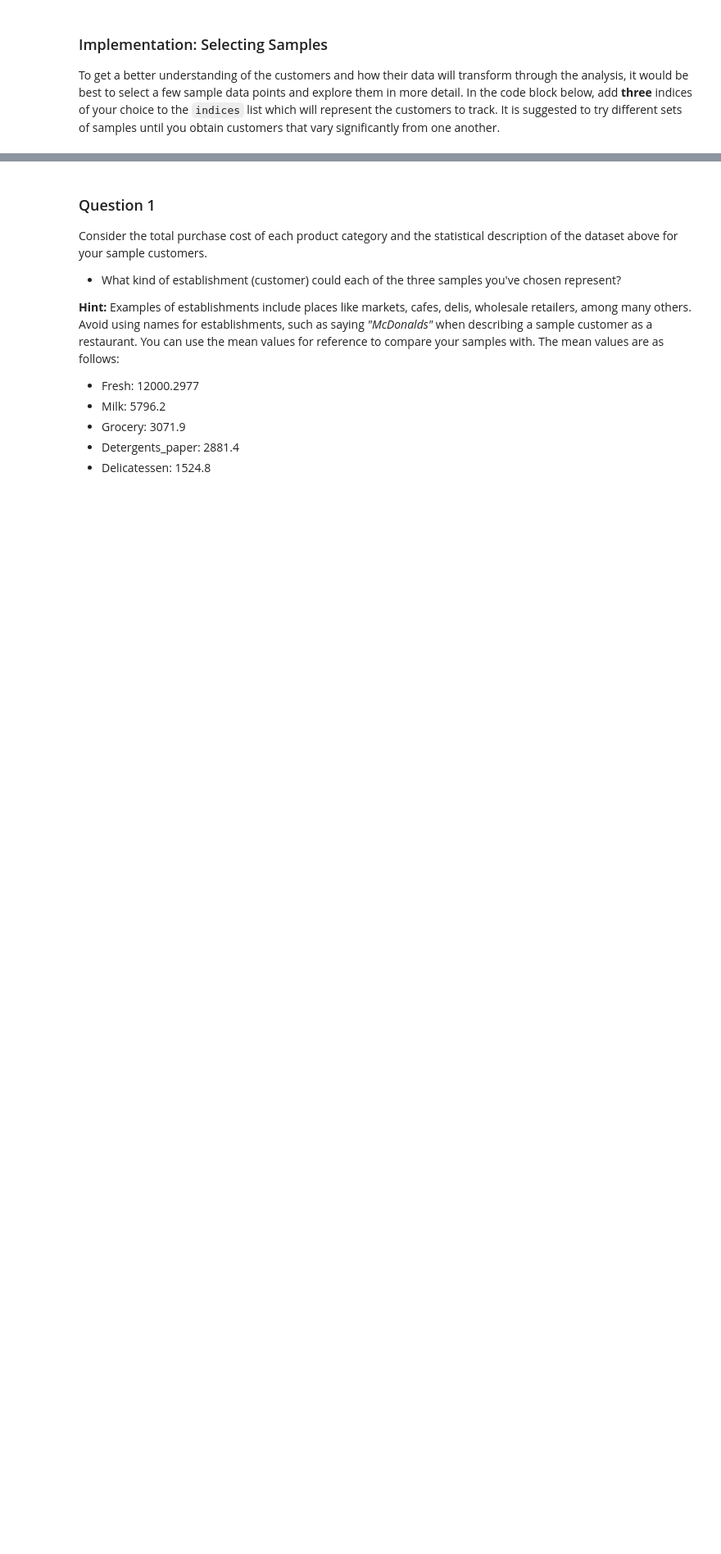
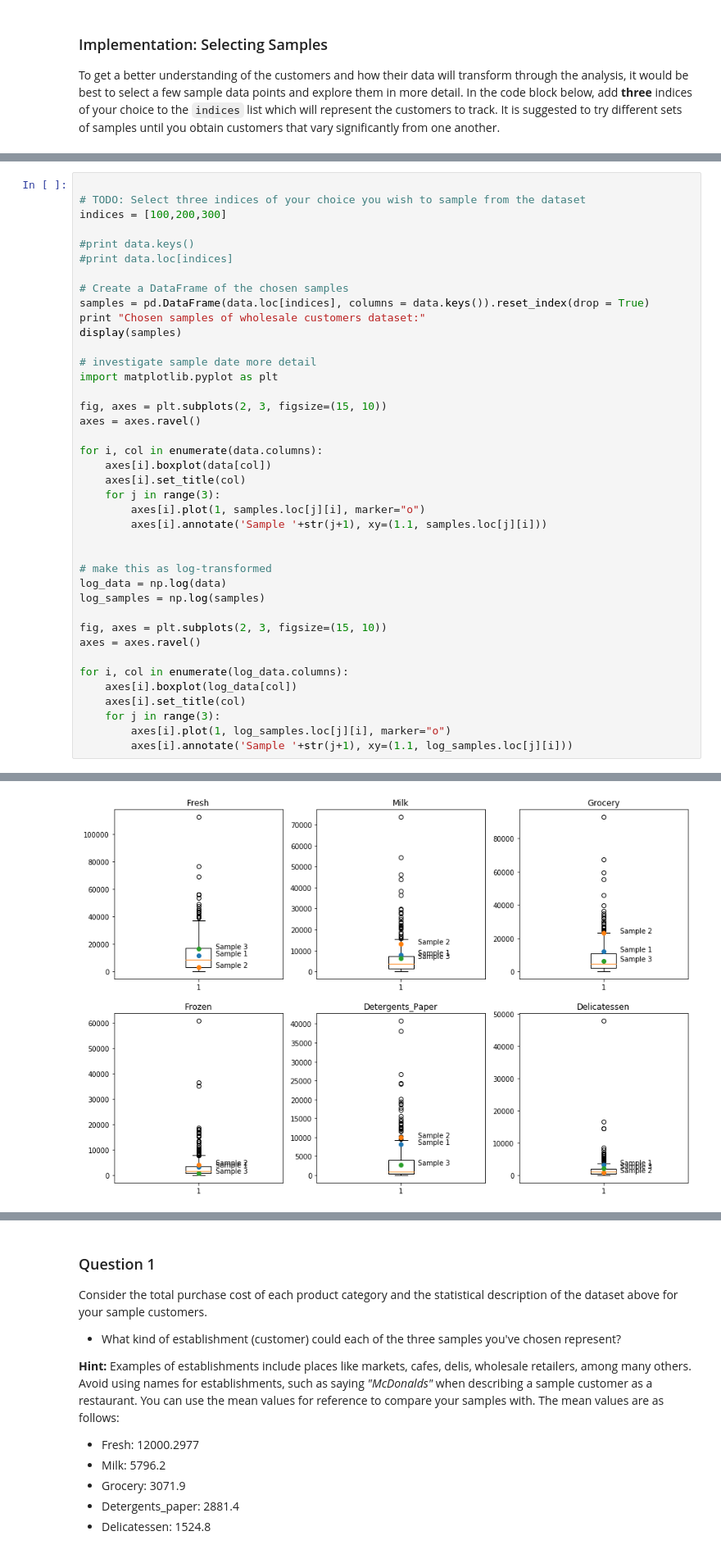
Before and after one commit to Chris-lee-cp/customer_segments, a Jupyter notebook: customer_segments.ipynb, the cells around one changed output, grey strips where cells are left out. Shown at 82% size. Cells and saved outputs as stored; diff of their text form; blank space fills up the shorter version.

```diff
--- a/customer_segments.ipynb
+++ b/customer_segments.ipynb
@@ -78,0 +62,41 @@ Chosen samples of wholesale customers dataset:
+# %%
+
+# TODO: Select three indices of your choice you wish to sample from the dataset
+indices = [100,200,300]
+
+#print data.keys()
+#print data.loc[indices]
+
+# Create a DataFrame of the chosen samples
+samples = pd.DataFrame(data.loc[indices], columns = data.keys()).reset_index(drop = True)
+print "Chosen samples of wholesale customers dataset:"
+display(samples)
+
+# investigate sample date more detail
+import matplotlib.pyplot as plt
+
+fig, axes = plt.subplots(2, 3, figsize=(15, 10))
+axes = axes.ravel()
+
+for i, col in enumerate(data.columns):
+    axes[i].boxplot(data[col])
+    axes[i].set_title(col)
+    for j in range(3):
+        axes[i].plot(1, samples.loc[j][i], marker="o")
+        axes[i].annotate('Sample '+str(j+1), xy=(1.1, samples.loc[j][i]))
+
+
+# make this as log-transformed
+log_data = np.log(data)
+log_samples = np.log(samples)
+
+fig, axes = plt.subplots(2, 3, figsize=(15, 10))
+axes = axes.ravel()
+
+for i, col in enumerate(log_data.columns):
+    axes[i].boxplot(log_data[col])
+    axes[i].set_title(col)
+    for j in range(3):
+        axes[i].plot(1, log_samples.loc[j][i], marker="o")
+        axes[i].annotate('Sample '+str(j+1), xy=(1.1, log_samples.loc[j][i]))
+# %% [output]
@@ -78,0 +108 @@ Chosen samples of wholesale customers dataset:
+[figure, added]
```
Also changed, not shown: parts of 14 cells of this notebook, 1 other file.
